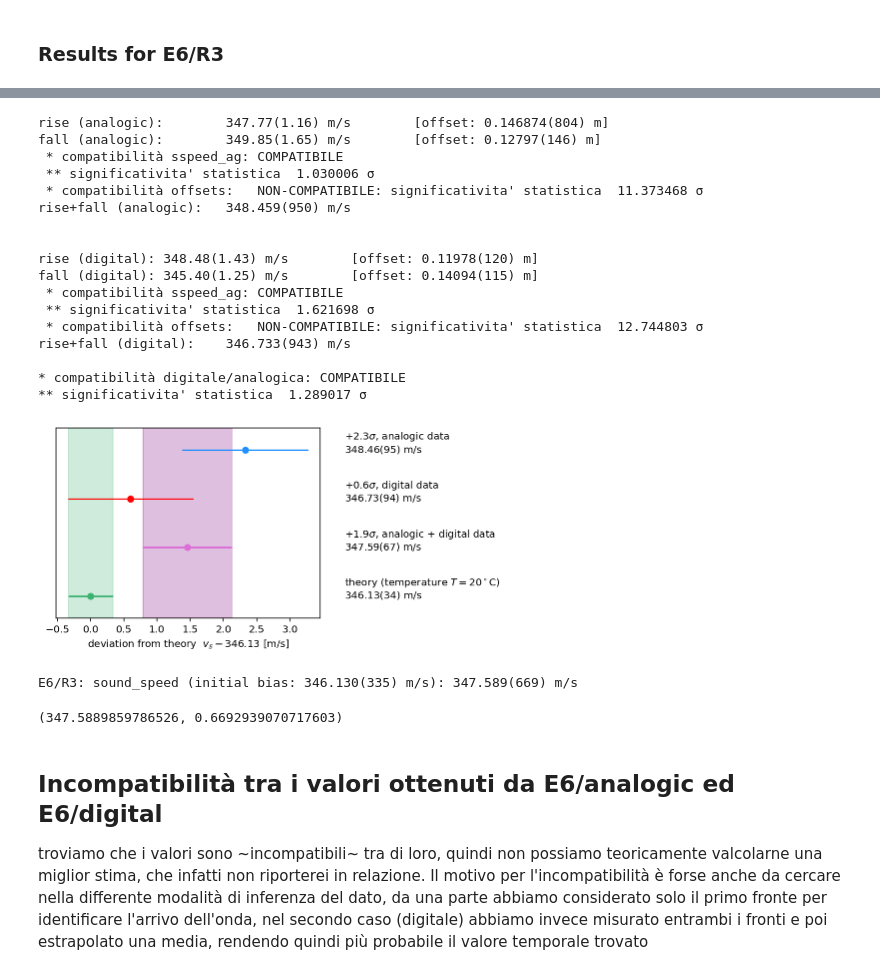
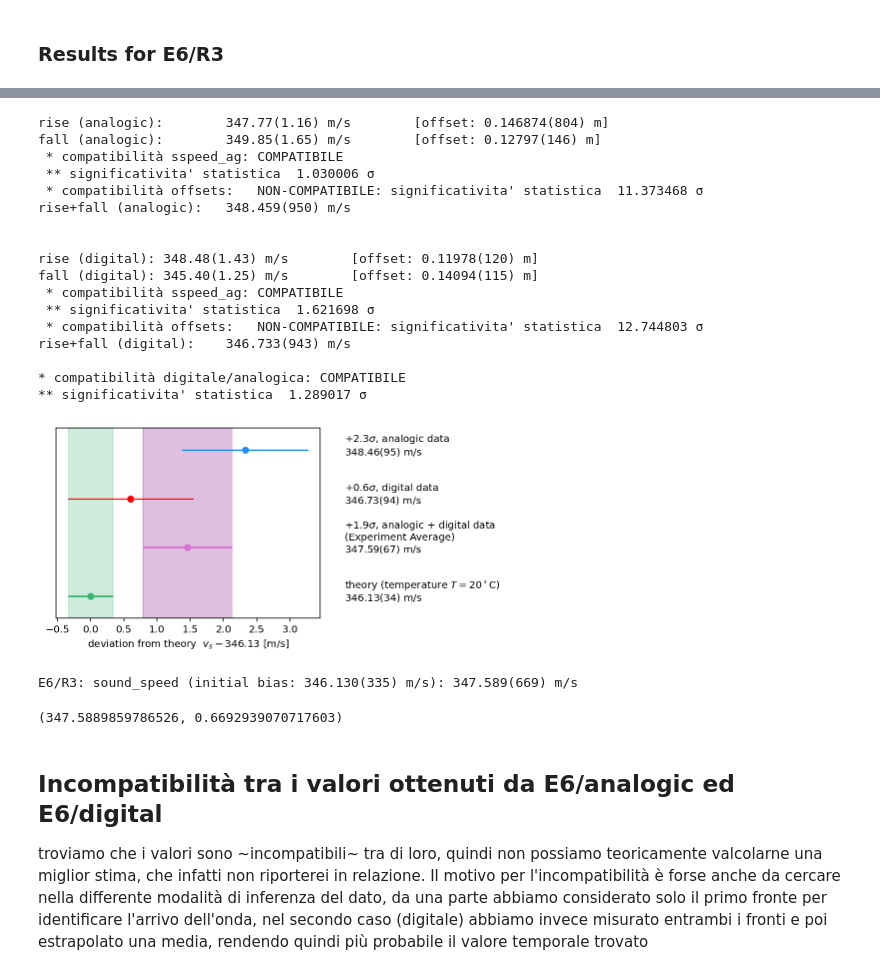
Before and after one commit to mattiasotgia/Lab2, a Jupyter notebook: esperienza_6__velocita_suono/analisi_dati/220413__analisi_dati_sspd.ipynb, the cells around one changed output, grey strips where cells are left out. Saved outputs shown, nothing was run; the diff lists cells and outputs as text; code cells hidden in the pictures.

Commit message:
relazione: aggiunta considerazioni ampiezza e intensità [da verificare bene]. analisi dati: fixed plot_result().

```diff
--- a/esperienza_6__velocita_suono/analisi_dati/220413__analisi_dati_sspd.ipynb
+++ b/esperienza_6__velocita_suono/analisi_dati/220413__analisi_dati_sspd.ipynb
@@ -394,7 +394,7 @@ def get_statsignificance(v1, v2):
     return (v1[0] - v2[0])/np.sqrt(v1[1]**2 + v2[1]**2)
 
 
-def plot_results(theory=500):
+def plot_results(theory=500, plotname='T20'):
     sspeed_analogic, sspeed_analogic_err = print_results2par(f_rise=f_rise_analogic, f_fall=f_fall_analogic, name='analogic')
     print('\n')
     sspeed_digital, sspeed_digital_err = print_results2par(f_rise=f_rise_digital, f_fall=f_fall_digital, name='digital')
@@ -415,7 +415,7 @@ def plot_results(theory=500):
               [sspeed_analogic, sspeed_analogic_err]]
 
     annotations = ['theory (temperature $T=20^\circ$C)',
-                   'analogic + digital data',
+                   'analogic + digital data\n(Experiment Average)',
                    'digital data',
                    'analogic data']
 
@@ -438,14 +438,14 @@ def plot_results(theory=500):
                              ufloat(value[0], value[1])) if idx != 0
                      else '{}\n${:.2uSL}$ m/s'
                      .format(annotations[idx], ufloat(value[0], value[1]))),
-                    (xposition, idx-0.05), annotation_clip=False)
+                    (xposition, idx-0.1), annotation_clip=False)
 
     fig.subplots_adjust(right=0.65)
     ax.set_ybound(-0.45,len(values)-0.55)
     plt.axvspan(xmin=sspeed_bv-sspeed_bv_err-theory[0], xmax=sspeed_bv+sspeed_bv_err-theory[0], color='purple', alpha=0.25)
     plt.axvspan(xmin=-theory[1], xmax=theory[1], color=colors[0], alpha=0.25)
     plt.show()
-    fig.savefig('../fig/results_data.pdf', bbox_inches='tight')
+    fig.savefig('../fig/results_data_{}.pdf'.format(plotname), bbox_inches='tight')
 
     print('E6/R3: sound_speed (initial bias: {:.3uS} m/s): {:.3uS} m/s'.format(ufloat(theory[0], theory[1]), ufloat(sspeed_bv, sspeed_bv_err)))
     return sspeed_bv, sspeed_bv_err
@@ -485,26 +485,26 @@ E6/R3: sound_speed (initial bias: 343.210(338) m/s): 347.589(669) m/s
 # %%
 err_theory=(349.02-343.21)/(10*sqrt(3))
 # %%
-plot_results(theory=(346.13, err_theory))
+plot_results(theory=(346.13, err_theory), plotname='T25')
 # %% [output]
 rise (analogic):        347.77(1.16) m/s        [offset: 0.146874(804) m]
 fall (analogic):        349.85(1.65) m/s        [offset: 0.12797(146) m]
  * compatibilità sspeed_ag: COMPATIBILE
  ** significativita' statistica  1.030006 σ
  * compatibilità offsets:   NON-COMPATIBILE: significativita' statistica  11.373468 σ
 rise+fall (analogic):   348.459(950) m/s
 
 
 rise (digital): 348.48(1.43) m/s        [offset: 0.11978(120) m]
 fall (digital): 345.40(1.25) m/s        [offset: 0.14094(115) m]
  * compatibilità sspeed_ag: COMPATIBILE
  ** significativita' statistica  1.621698 σ
  * compatibilità offsets:   NON-COMPATIBILE: significativita' statistica  12.744803 σ
 rise+fall (digital):    346.733(943) m/s
 
 * compatibilità digitale/analogica: COMPATIBILE
 ** significativita' statistica  1.289017 σ
-[figure, old version]
+[figure, new version]
 E6/R3: sound_speed (initial bias: 346.130(335) m/s): 347.589(669) m/s
 (347.5889859786526, 0.6692939070717603)
 # %% [markdown]
```
Also changed, not shown: parts of 1 cell of this notebook, 4 other files.
